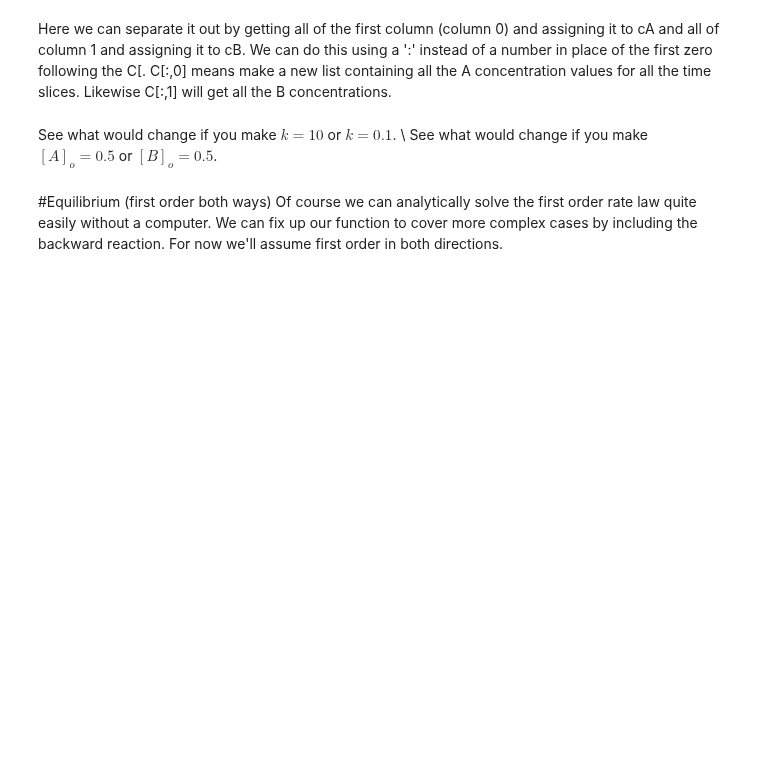
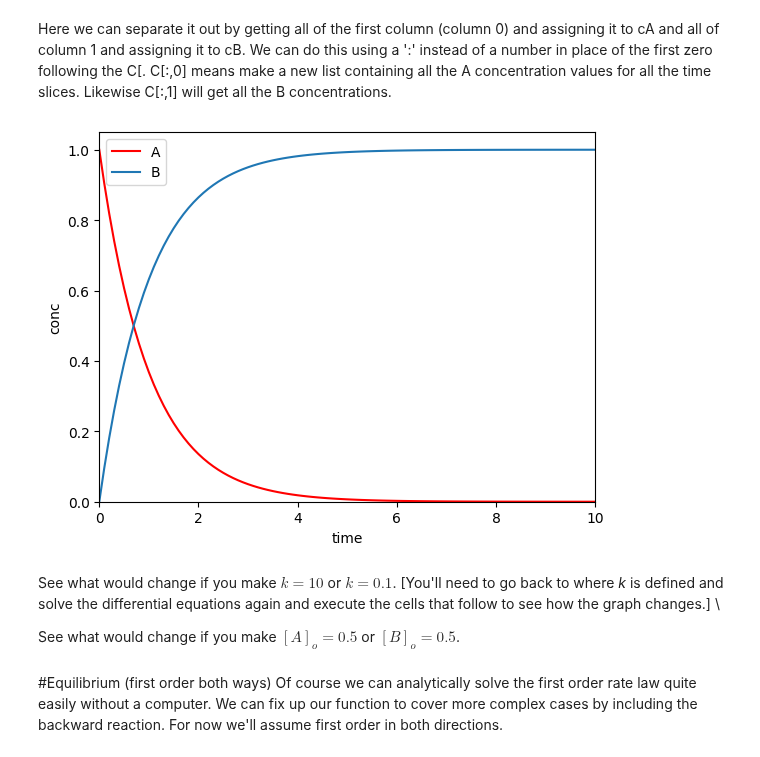
Before and after one commit to davis689/binder, a Jupyter notebook: CHEM452/Chemical_Kinetics.ipynb, the cells around one changed output. Drawn from its saved outputs; the diff is of its cells as text; code cells hidden in the pictures; blank space fills up the shorter version.

```diff
--- a/CHEM452/Chemical_Kinetics.ipynb
+++ b/CHEM452/Chemical_Kinetics.ipynb
@@ -11,8 +11,8 @@ import matplotlib.pyplot as plt
 # %% [markdown]
 We want to numerically integrate the rate laws for the first order equilibrium, A->B. First we define a function to describe our rate equations.
 # %%
-def rxn1st(M,t,k1):
-  A=M[0]
+def rxn1st(c,t,k1):
+  A=c[0]
   r1=k1*A #k1*(concentation of A)
 
   dAdt=-r1 #rate of change of A decreased by forward reaction and increased by reverse reaction
@@ -27,9 +27,9 @@ Here, for no particular reason, we assign $M_0$ as the vector containing the ini
 Then call the Ordinary Differential Equation INTegrator function (odeint) using the rxn1st function we defined above, the initial concentration vector (M0), the times we want to evaluate (t), and the rate constants.
 # %%
 t=np.linspace(0,10,101) # define t. The first number is the beginning point, the second number is the end, and the third is the number of points.
-M0=[1,0] #initial concentrations of A and B
-k1=1.0 # the one rate constant
-C=odeint(rxn1st,M0,t,args=(k1,)) # solve the DEs. Not sure why the last , is necessary but it seems to work with it there.
+c0=[1,0] #initial concentrations of A and B
+k=1.0, # the one rate constant. The trailing comma is necessary if there is only one k value.
+C=odeint(rxn1st,c0,t,k) # solve the DEs.
 # %% [markdown]
 After solving, the result is stored in C a list of lists. The outermost list contains, for each time in `t`, a list containing the concentration of A and the concentration of B.
 # %% [markdown]
@@ -48,14 +48,17 @@ cB=C[:,1] #do the same for the second element of each of the lists...
 # %%
 plt.plot(t,cA,'r-',label='A')
 plt.plot(t,cB,label='B')
 plt.xlabel('time')
 plt.ylabel('conc')
 plt.xlim(0,max(t))
-plt.ylim(0,1.05*max(cB))
+plt.ylim(0,1.05*max(max(cA),max(cB)))
 plt.legend()
 plt.show()
+# %% [output]
+[figure, added]
 # %% [markdown]
-See what would change if you make $k=10$ or $k=0.1$. \\
+See what would change if you make $k=10$ or $k=0.1$. [You'll need to go back to where *k* is defined and solve the differential equations again and execute the cells that follow to see how the graph changes.] \\
+
 See what would change if you make $[A]_o=0.5$ or $[B]_o=0.5$.
 # %% [markdown]
 #Equilibrium (first order both ways)
```
Also changed, not shown: parts of 17 cells of this notebook.
